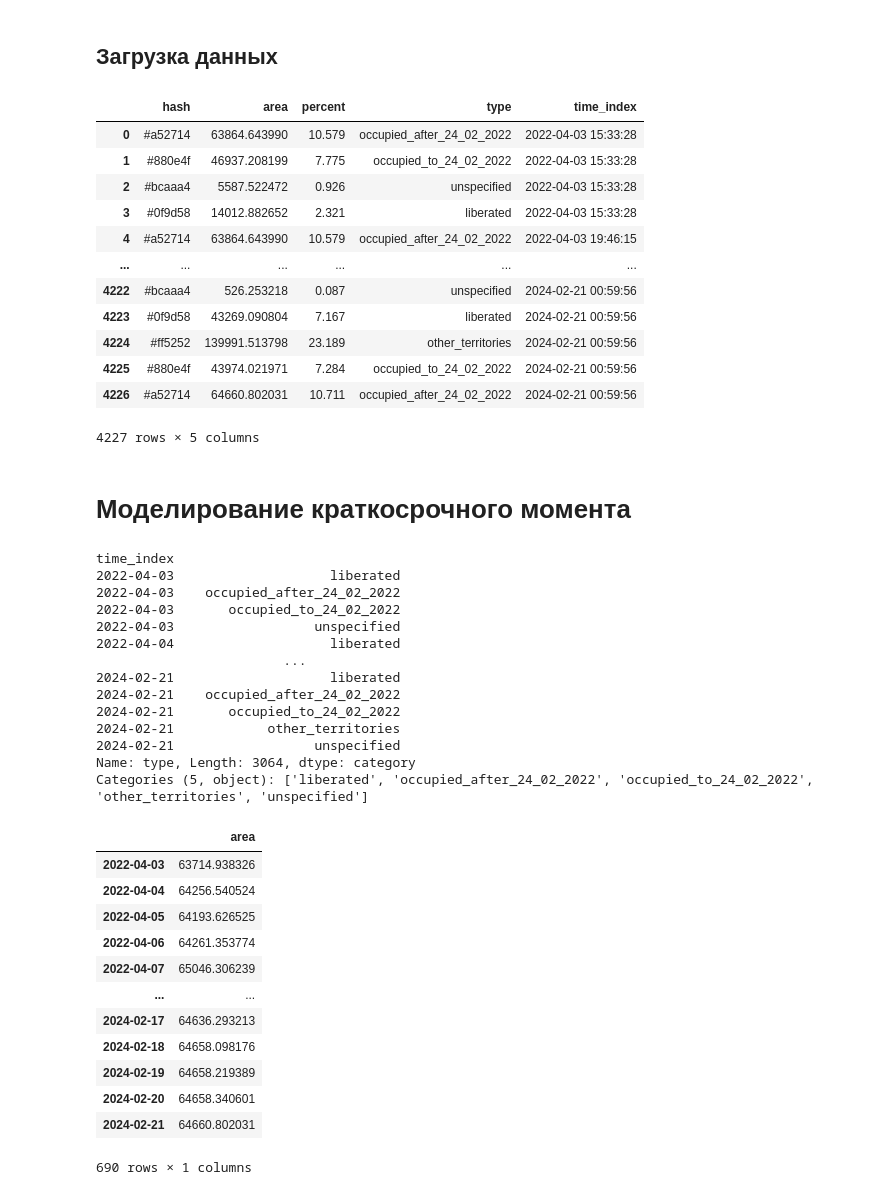
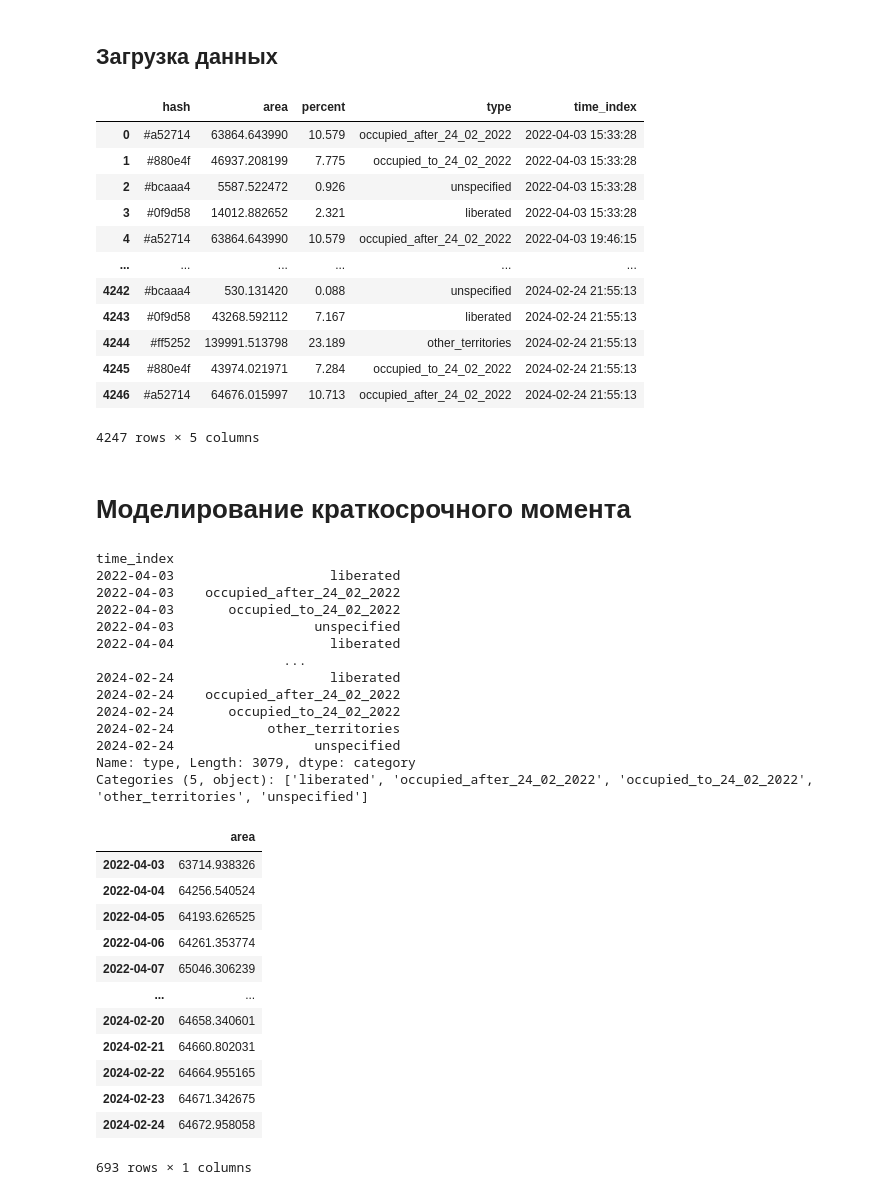
Before and after one commit to HexQuant/rua, a Jupyter notebook: area.ipynb, the cells around one changed output. Cells and saved outputs as stored; diff of their text form; code cells hidden in the pictures.

```diff
--- a/area.ipynb
+++ b/area.ipynb
@@ -35,37 +42,36 @@ time_history_url = "https://deepstatemap.live/api/history/public"
 # %%
 # Making a get request
 response = requests.get(time_history_url)
 
 df = pd.DataFrame()
 # print json content
 t = len(response.json())
 Path("data/").mkdir(exist_ok=True)
 with tqdm(total=t) as pbar:
     for n, i in enumerate(response.json()):
         timestamp = i["id"]
         time_index = datetime.datetime.fromtimestamp(timestamp)
         pbar.set_description(str(time_index.date()), refresh=True)
 
-        area = requests.get(
-            f"https://deepstatemap.live/api/history/{timestamp}/areas")
+        area = requests.get(f"https://deepstatemap.live/api/history/{timestamp}/areas")
         js_df = pd.json_normalize(area.json()).assign(time_index=time_index)
         df = pd.concat([df, js_df], ignore_index=True)
         pbar.update(1)
 df
 # %% [output]
 |  | hash | area | percent | type | time_index |
 | 0 | #a52714 | 63864.643990 | 10.579 | occupied_after_24_02_2022 | 2022-04-03 15:33:28 |
 | 1 | #880e4f | 46937.208199 | 7.775 | occupied_to_24_02_2022 | 2022-04-03 15:33:28 |
 | 2 | #bcaaa4 | 5587.522472 | 0.926 | unspecified | 2022-04-03 15:33:28 |
 | 3 | #0f9d58 | 14012.882652 | 2.321 | liberated | 2022-04-03 15:33:28 |
 | 4 | #a52714 | 63864.643990 | 10.579 | occupied_after_24_02_2022 | 2022-04-03 19:46:15 |
 | ... | ... | ... | ... | ... | ... |
-| 4222 | #bcaaa4 | 526.253218 | 0.087 | unspecified | 2024-02-21 00:59:56 |
-| 4223 | #0f9d58 | 43269.090804 | 7.167 | liberated | 2024-02-21 00:59:56 |
-| 4224 | #ff5252 | 139991.513798 | 23.189 | other_territories | 2024-02-21 00:59:56 |
-| 4225 | #880e4f | 43974.021971 | 7.284 | occupied_to_24_02_2022 | 2024-02-21 00:59:56 |
-| 4226 | #a52714 | 64660.802031 | 10.711 | occupied_after_24_02_2022 | 2024-02-21 00:59:56 |
+| 4242 | #bcaaa4 | 530.131420 | 0.088 | unspecified | 2024-02-24 21:55:13 |
+| 4243 | #0f9d58 | 43268.592112 | 7.167 | liberated | 2024-02-24 21:55:13 |
+| 4244 | #ff5252 | 139991.513798 | 23.189 | other_territories | 2024-02-24 21:55:13 |
+| 4245 | #880e4f | 43974.021971 | 7.284 | occupied_to_24_02_2022 | 2024-02-24 21:55:13 |
+| 4246 | #a52714 | 64676.015997 | 10.713 | occupied_after_24_02_2022 | 2024-02-24 21:55:13 |
-4227 rows × 5 columns
+4247 rows × 5 columns
 # %%
 df.set_index("time_index", inplace=True)
 df = df.astype(
@@ -118,12 +124,12 @@ time_index
 2022-04-03                  unspecified
 2022-04-04                    liberated
                         ...
-2024-02-21                    liberated
-2024-02-21    occupied_after_24_02_2022
-2024-02-21       occupied_to_24_02_2022
-2024-02-21            other_territories
-2024-02-21                  unspecified
-Name: type, Length: 3064, dtype: category
+2024-02-24                    liberated
+2024-02-24    occupied_after_24_02_2022
+2024-02-24       occupied_to_24_02_2022
+2024-02-24            other_territories
+2024-02-24                  unspecified
+Name: type, Length: 3079, dtype: category
 Categories (5, object): ['liberated', 'occupied_after_24_02_2022', 'occupied_to_24_02_2022', 'other_territories', 'unspecified']
 # %%
 ru_holidays = holidays.country_holidays("RU")
@@ -148,12 +154,12 @@ aa
 | 2022-04-06 | 64261.353774 |
 | 2022-04-07 | 65046.306239 |
 | ... | ... |
-| 2024-02-17 | 64636.293213 |
-| 2024-02-18 | 64658.098176 |
-| 2024-02-19 | 64658.219389 |
 | 2024-02-20 | 64658.340601 |
 | 2024-02-21 | 64660.802031 |
+| 2024-02-22 | 64664.955165 |
+| 2024-02-23 | 64671.342675 |
+| 2024-02-24 | 64672.958058 |
-690 rows × 1 columns
+693 rows × 1 columns
 # %%
 xx = (
     pd.DataFrame(index=aa.index).assign(
```
Also changed, not shown: parts of 6 cells of this notebook, 2 other files.
